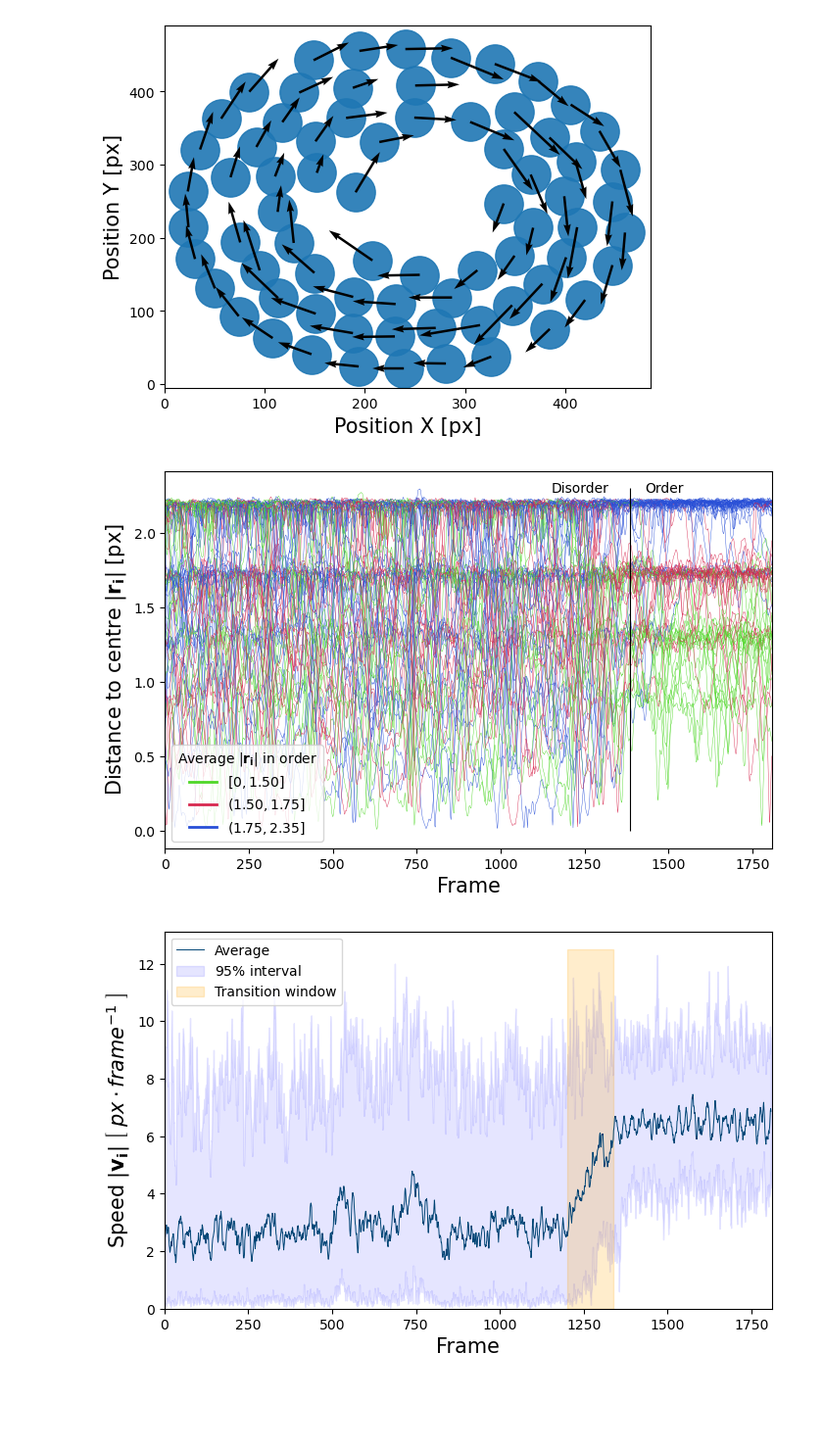
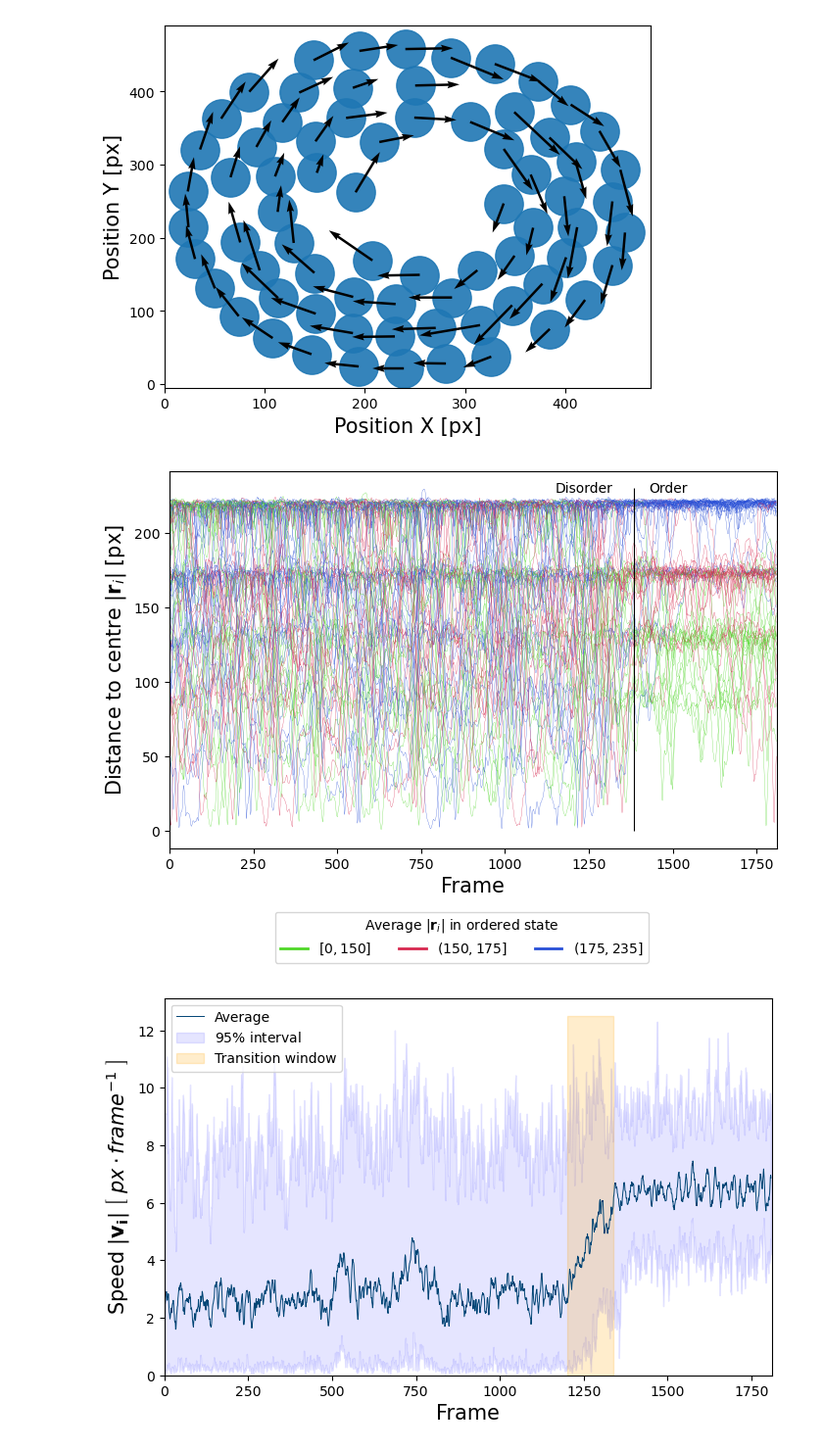
Before and after one commit to BenedictRussell/MA932-Project, a Jupyter notebook: Data_based.ipynb, the cells around one changed output. Shown at 98% size. Cells and saved outputs as stored; diff of their text form; code cells hidden in the pictures; blank space fills up the shorter version.

```diff
--- a/Data_based.ipynb
+++ b/Data_based.ipynb
@@ -138,43 +138,43 @@ for a in pd.unique(vwr_df['TRACK_ID']):
     avg_end = agent_info[agent_info['FRAME'] > 1385]
     avg_end = np.mean(avg_end['RADIUS'])
     agent_level = '#4FD728'
     if avg_end>150: agent_level = '#D7284F'
     if avg_end>175: agent_level = '#284FD7'
-    plt.plot(agent_info['FRAME'], agent_info['RADIUS']/100, linewidth=0.3, color=agent_level)
+    plt.plot(agent_info['FRAME'], agent_info['RADIUS'], linewidth=0.2, color=agent_level)
 
 plt.xlim(0, 1810)
-plt.vlines(x=1385, ymin=0, ymax=2.3, color='k', linewidth=0.8)
-plt.annotate('Disorder', xy=(1150,2.27), color='k')
-plt.annotate('Order', xy=(1430,2.27), color='k')
-plt.ylabel('Distance to centre $\\vert\\mathbf{r_i}\\vert$ [px]', fontsize=15)
+plt.vlines(x=1385, ymin=0, ymax=230, color='k', linewidth=0.8)
+plt.annotate('Disorder', xy=(1150,227), color='k')
+plt.annotate('Order', xy=(1430,227), color='k')
+plt.ylabel('Distance to centre $\\vert\\mathbf{r}_i\\vert$ [px]', fontsize=15)
 plt.xlabel('Frame', fontsize=15)
 
 # Legend
 # Colors for the levels
 level_colors = {
     'Level 1': '#4FD728',
     'Level 2': '#D7284F',
     'Level 3': '#284FD7'
 }
 
 # Create proxy artists for the legend
 proxy_artists = [
     plt.Line2D([0], [0], color=level_colors['Level 1'], lw=2),
     plt.Line2D([0], [0], color=level_colors['Level 2'], lw=2),
     plt.Line2D([0], [0], color=level_colors['Level 3'], lw=2)
 ]
 
 # Add legend to the plot
 plt.legend(proxy_artists, [
-    '$[0, 1.50]$',
-    '$(1.50, 1.75]$',
-    '$(1.75, 2.35]$'
-], fontsize=10, loc='lower left', title='Average $\\vert\\mathbf{r_i}\\vert$ in order')
+    '$[0, 150]$',
+    '$(150, 175]$',
+    '$(175, 235]$'
+], fontsize=10, bbox_to_anchor=(0.8, -0.15), title='Average $\\vert\\mathbf{r}_i\\vert$ in ordered state', ncol=3)
 
 plt.savefig('radius.pdf', format='pdf')
 plt.show()
 # %% [output]
-[figure, old version]
+[figure, new version]
 # %%
 # 95% of the balls confidence interval
 frames = np.array(pd.unique(vwr_df['FRAME']), dtype=int)
```
Also changed, not shown: parts of 1 cell of this notebook, 1 other file.
